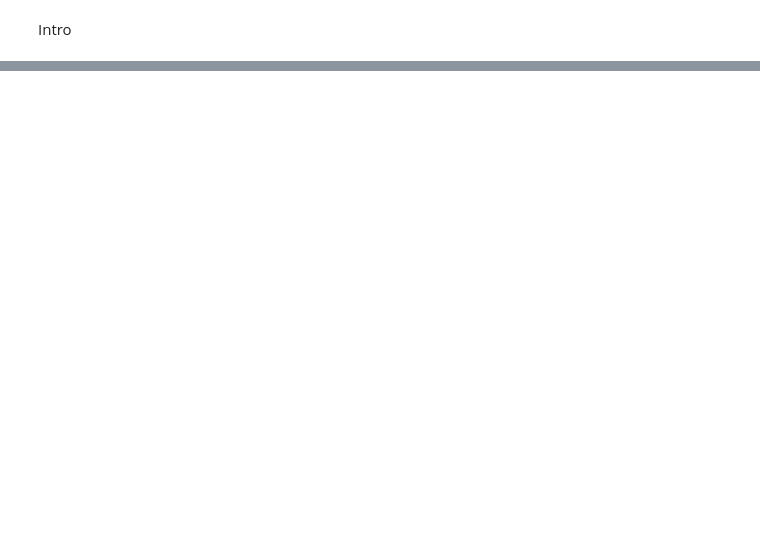
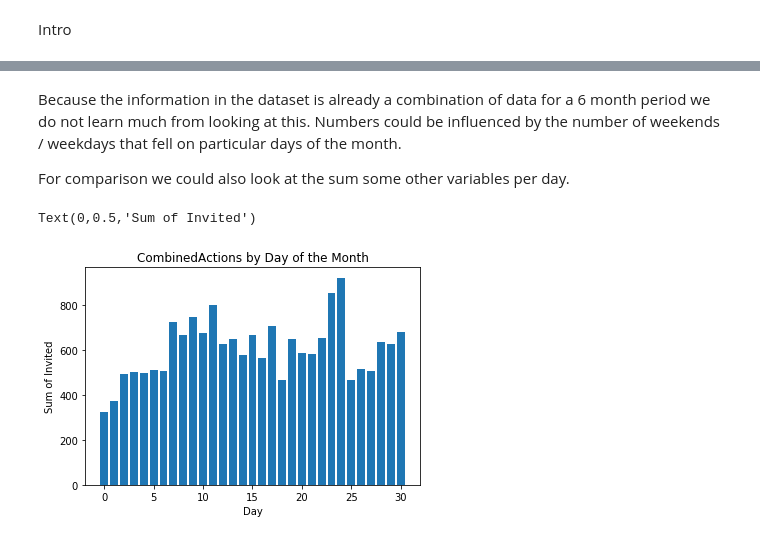
Before and after one commit to ConorHogan/PFDA-Project, a Jupyter notebook: Programming-for-Data-Analysis-Project.ipynb, the cells around one changed output, grey strips where cells are left out. Drawn from its saved outputs; the diff is of its cells as text; code cells hidden in the pictures; blank space fills up the shorter version.

```diff
--- a/Programming-for-Data-Analysis-Project.ipynb
+++ b/Programming-for-Data-Analysis-Project.ipynb
@@ -43,0 +131,14 @@ livechatdf
+# %% [markdown]
+Because the information in the dataset is already a combination of data for a 6 month period we do not learn much from looking at this. Numbers could be influenced by the number of weekends / weekdays that fell on particular days of the month.
+
+For comparison we could also look at the sum some other variables per day.
+# %%
+combinv_by_DOM = DOM_groupby["CombinedSupplierAction"].values
+
+pyplt.bar(y_pos, combinv_by_DOM)
+pyplt.title("CombinedActions by Day of the Month")
+pyplt.xlabel("Day")
+pyplt.ylabel("Sum of Invited")
+# %% [output]
+Text(0,0.5,'Sum of Invited')
+[figure, added]
```
Also changed, not shown: parts of 46 cells of this notebook, 6 other files.
